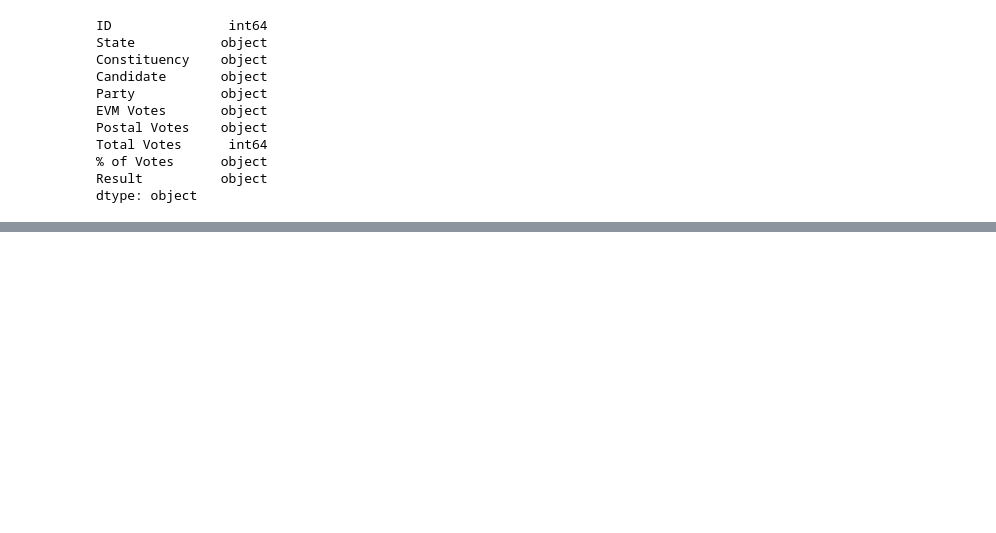
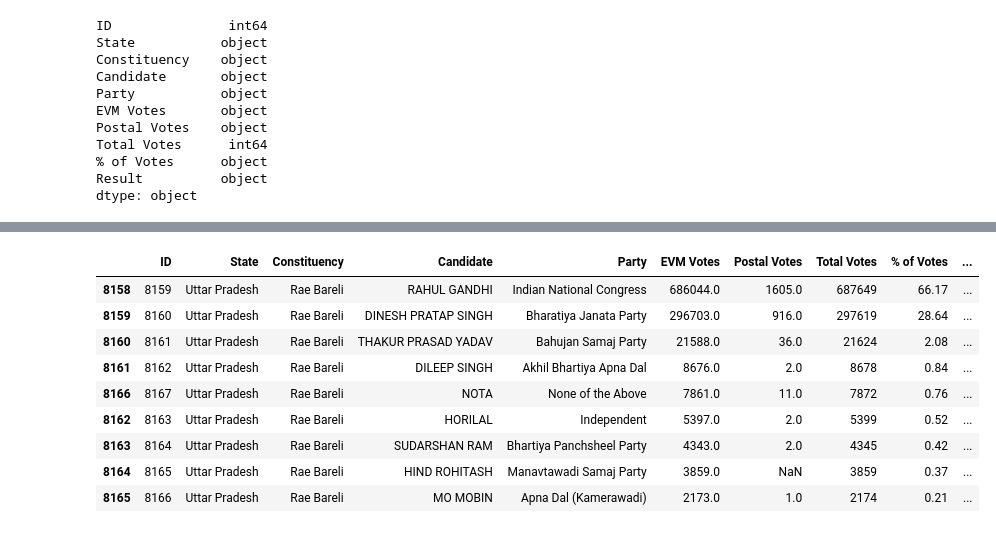
Before and after one commit to geershatisaxena/Election, a Jupyter notebook: res.ipynb, the cells around one changed output, grey strips where cells are left out. Drawn from its saved outputs; the diff is of its cells as text; code cells hidden in the pictures; blank space fills up the shorter version.

```diff
--- a/res.ipynb
+++ b/res.ipynb
@@ -62,0 +113,8 @@ dtype: object
+# %%
+for col in ["State", "Constituency", "Candidate", "Party", "Result"]:
+    df[col] = df[col].astype(str).str.strip()
+# %%
+df["Candidate_upper"] = df["Candidate"].str.upper()
+# %%
+num_cols = ["EVM Votes", "Postal Votes", "Total Votes", "% of Votes"]
+df[num_cols] = df[num_cols].apply(pd.to_numeric, errors="coerce")
@@ -62,0 +175,4 @@ dtype: object
+# %%
+def constituency_contest(constituency, state):
+    return df[(df["Constituency"] == constituency) & (df["State"] == state)] \
+        .sort_values("Total Votes", ascending=False)
@@ -62,0 +191,13 @@ dtype: object
+# %%
+constituency_contest("Rae Bareli", "Uttar Pradesh")
+# %% [output]
+|  | ID | State | Constituency | Candidate | Party | EVM Votes | Postal Votes | Total Votes | % of Votes | ... |
+| 8158 | 8159 | Uttar Pradesh | Rae Bareli | RAHUL GANDHI | Indian National Congress | 686044.0 | 1605.0 | 687649 | 66.17 | ... |
+| 8159 | 8160 | Uttar Pradesh | Rae Bareli | DINESH PRATAP SINGH | Bharatiya Janata Party | 296703.0 | 916.0 | 297619 | 28.64 | ... |
+| 8160 | 8161 | Uttar Pradesh | Rae Bareli | THAKUR PRASAD YADAV | Bahujan Samaj Party | 21588.0 | 36.0 | 21624 | 2.08 | ... |
+| 8161 | 8162 | Uttar Pradesh | Rae Bareli | DILEEP SINGH | Akhil Bhartiya Apna Dal | 8676.0 | 2.0 | 8678 | 0.84 | ... |
+| 8166 | 8167 | Uttar Pradesh | Rae Bareli | NOTA | None of the Above | 7861.0 | 11.0 | 7872 | 0.76 | ... |
+| 8162 | 8163 | Uttar Pradesh | Rae Bareli | HORILAL | Independent | 5397.0 | 2.0 | 5399 | 0.52 | ... |
+| 8163 | 8164 | Uttar Pradesh | Rae Bareli | SUDARSHAN RAM | Bhartiya Panchsheel Party | 4343.0 | 2.0 | 4345 | 0.42 | ... |
+| 8164 | 8165 | Uttar Pradesh | Rae Bareli | HIND ROHITASH | Manavtawadi Samaj Party | 3859.0 | NaN | 3859 | 0.37 | ... |
+| 8165 | 8166 | Uttar Pradesh | Rae Bareli | MO MOBIN | Apna Dal (Kamerawadi) | 2173.0 | 1.0 | 2174 | 0.21 | ... |
```
Also changed, not shown: parts of 17 cells of this notebook.
